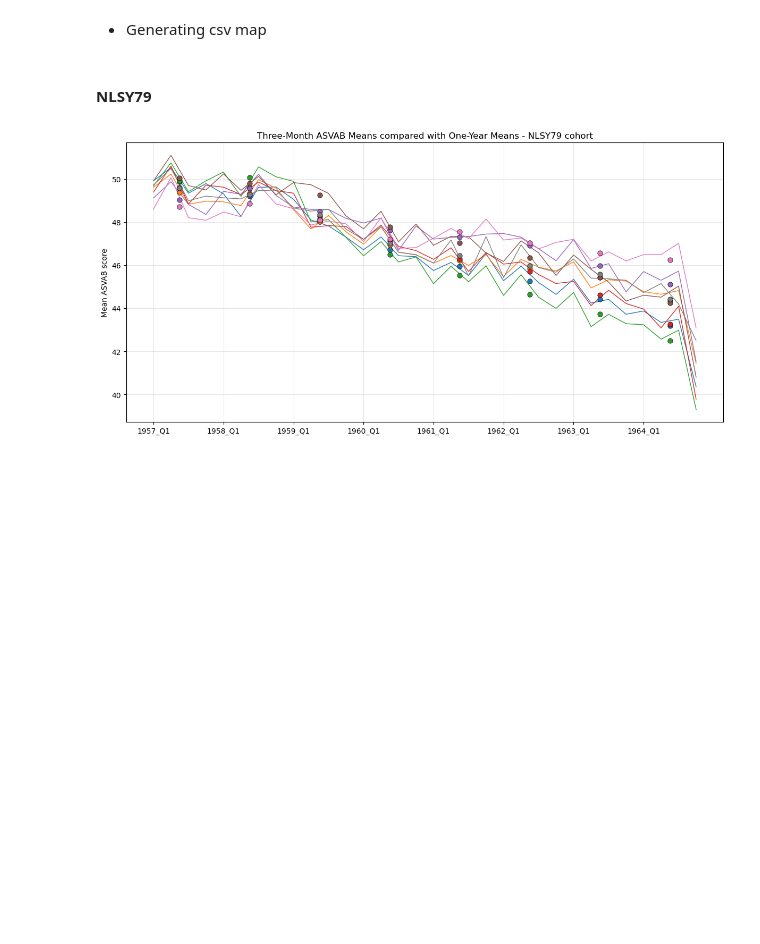
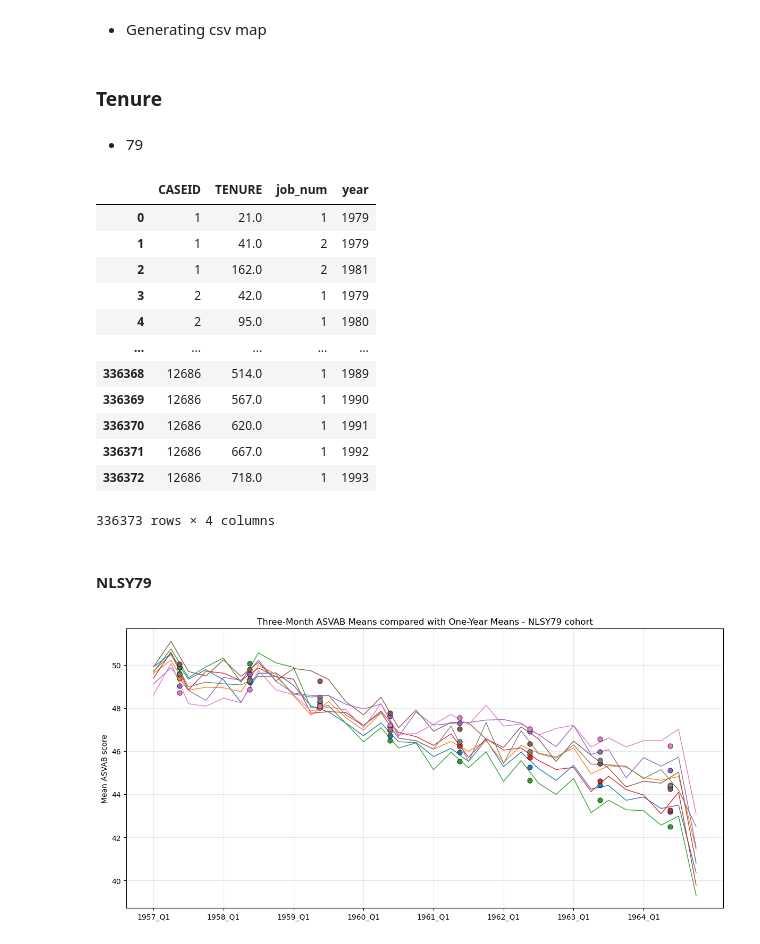
Before and after one commit to sophiawang0v0/Econ681, a Jupyter notebook: data_cleaning.ipynb, the cells around one changed output. Drawn from its saved outputs; the diff is of its cells as text; code cells hidden in the pictures; blank space fills up the shorter version.

Commit message:
calculating tenure separately, but realized tenure itself does not allow for giving experience information

```diff
--- a/data_cleaning.ipynb
+++ b/data_cleaning.ipynb
@@ -171,6 +161,49 @@ df_cpi['observation_date'] = df_cpi['observation_date'].str[:4].astype(int)
 base = df_cpi.loc[df_cpi['observation_date'] == 2020, 'CPIAUCSL'].values[0]
 df_cpi['ratio'] = base / df_cpi['CPIAUCSL']
 cpi_map = df_cpi.set_index('observation_date')['ratio'].to_dict()
+# %% [markdown]
+### Tenure
+# %% [markdown]
+* 79
+# %%
+df79_tenure = pd.read_csv(os.path.join(data_folder, '79-tenure.csv'))
+rename_dict = create_rnum_dict(os.path.join(data_folder, '79-tenure.cdb'))
+df79_tenure = df79_tenure.rename(columns = rename_dict)
+df79_tenure = df79_tenure.rename(columns=rename_columns)
+df79_tenure = df79_tenure.replace([-1, -2, -3, -4,-5], np.nan)
+
+tenure_cols = [col for col in df79_tenure.columns if col.startswith('TENURE.')]
+df79_tenure_long = (df79_tenure.melt(id_vars=['CASEID'], value_vars=tenure_cols, value_name='TENURE').dropna(subset=['TENURE']))
+df79_tenure_long[['job_num', 'year']] = df79_tenure_long['variable'].str.extract(r'TENURE\.(\d+)_(\d{4})')
+df79_tenure_long = df79_tenure_long.drop(columns=['variable'])
+df79_tenure_long['job_num'] = df79_tenure_long['job_num'].astype(int)
+df79_tenure_long = df79_tenure_long.sort_values(['CASEID', 'year', 'job_num']).reset_index(drop=True)
+
+# Generating Experience column
+
+
+
+# last_tenure_job1 = (df_long1.loc[df_long1["job_num"] == 1, ["CASEID", "year", "TENURE"]].dropna(subset=["TENURE"]).sort_values(["CASEID", "year"]).groupby("CASEID")["TENURE"].last())
+# job1_offset = df_long1["CASEID"].map(last_tenure_job1)
+# mask = df_long1["job_num"] == 2
+# df_long1.loc[mask, "TENURE"] = (df_long1.loc[mask, "TENURE"]+ job1_offset[mask].fillna(0))
+# df_long1.rename(columns={'TENURE':'EXPERIENCE'}, inplace=True)
+# %%
+df79_tenure_long
+# %% [output]
+|  | CASEID | TENURE | job_num | year |
+| 0 | 1 | 21.0 | 1 | 1979 |
+| 1 | 1 | 41.0 | 2 | 1979 |
+| 2 | 1 | 162.0 | 2 | 1981 |
+| 3 | 2 | 42.0 | 1 | 1979 |
+| 4 | 2 | 95.0 | 1 | 1980 |
+| ... | ... | ... | ... | ... |
+| 336368 | 12686 | 514.0 | 1 | 1989 |
+| 336369 | 12686 | 567.0 | 1 | 1990 |
+| 336370 | 12686 | 620.0 | 1 | 1991 |
+| 336371 | 12686 | 667.0 | 1 | 1992 |
+| 336372 | 12686 | 718.0 | 1 | 1993 |
+336373 rows × 4 columns
 # %% [markdown]
 #### NLSY79
 # %%
```
Also changed, not shown: parts of 3 cells of this notebook, 7 other files.
